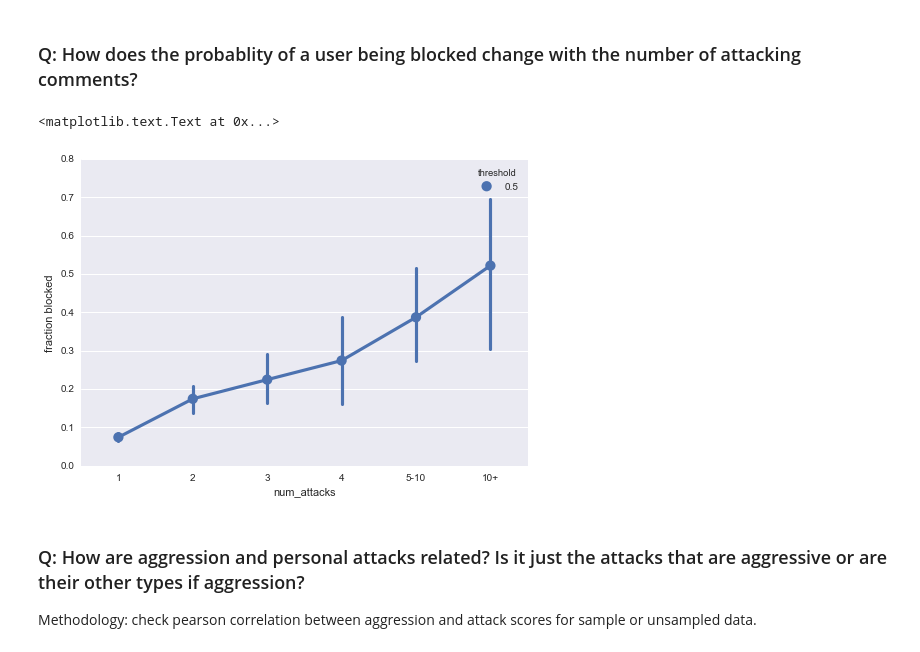
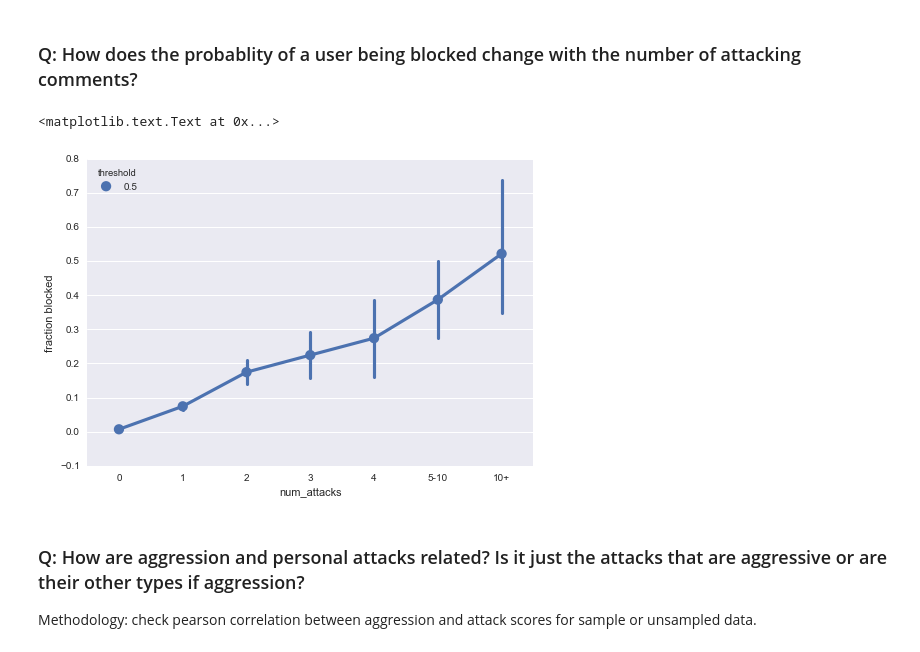
Before and after one commit to ewulczyn/wiki-detox, a Jupyter notebook: wikipedia/src/modeling/Research Questions.ipynb, the cells around one changed output. Cells and saved outputs as stored; diff of their text form; code cells hidden in the pictures.

```diff
--- a/wikipedia/src/modeling/Research Questions.ipynb
+++ b/wikipedia/src/modeling/Research Questions.ipynb
@@ -122,3 +115,17 @@ df_events = pd.read_csv('../../data/v4/block_events.tsv', sep = '\t')\
+# %%
+def is_ip(x):
+    pattern = r"^\d{1,3}\.\d{1,3}\.\d{1,3}\.\d{1,3}"
+    return re.match(pattern,str(x)) is not None
+
+df_events = pd.read_csv('../../data/v4/block_events.tsv', sep = '\t')\
+                .rename(columns= lambda x: x.split('.')[1])\
+                .assign(timestamp= lambda x: pd.to_datetime(x.timestamp),
+                        anon = lambda x: x.user_text.apply(is_ip))
+
+
+df_events['year'] = df_events['timestamp'].apply(lambda x: x.year)
+df_events['month'] = df_events['timestamp'].apply(lambda x: x.month)
+df_events['hour'] = df_events['timestamp'].apply(lambda x: x.hour)
 # %% [markdown]
 #### Augment with some easy features
 # %%
@@ -414,30 +424,29 @@ plt.ylabel('fraction of attacking comments that where followed by a block event'
 # %%
 def remap(x):
     if x < 5:
-        return str(x)
+        return str(int(x))
     if x < 10:
         return '5-10'
     else:
         return '10+'
 
 t = 0.5
 
 
-
-d_temp = df_no_admin_2015.query('pred_recipient_score >= %f' % t)\
-                .groupby('user_text').size().to_frame()\
-                .rename(columns={0:'num_attacks'})\
-                .merge(df_blocked_user_text, how = 'left', left_index = True, right_on = 'user_text')\
+d_temp = df_no_admin_2015.assign(attack = lambda x: x.pred_recipient_score >=  t)\
+                .groupby('user_text', as_index = False)['attack'].sum()\
+                .rename(columns={'attack':'num_attacks'})\
+                .merge(df_blocked_user_text, how = 'left', on = 'user_text')\
                 .assign(
                     blocked = lambda x: x.blocked.fillna(0,),
                     num_attacks = lambda x: x.num_attacks.apply(remap),
                     threshold = t)
 
-ax = sns.pointplot(x='num_attacks', y= 'blocked', data=d_temp, hue = 'threshold', order = ('1', '2', '3', '4', '5-10', '10+'))
+ax = sns.pointplot(x='num_attacks', y= 'blocked', data=d_temp, hue = 'threshold', order = ('0', '1', '2', '3', '4', '5-10', '10+'))
 plt.ylabel('fraction blocked')
 # %% [output]
 <matplotlib.text.Text at 0x...>
-[figure, old version]
+[figure, new version]
 # %% [markdown]
 ### Q: How are aggression and personal attacks related? Is it just the attacks that are aggressive or are their other types if aggression?
 
```
Also changed, not shown: parts of 46 cells of this notebook, 8 other files.
